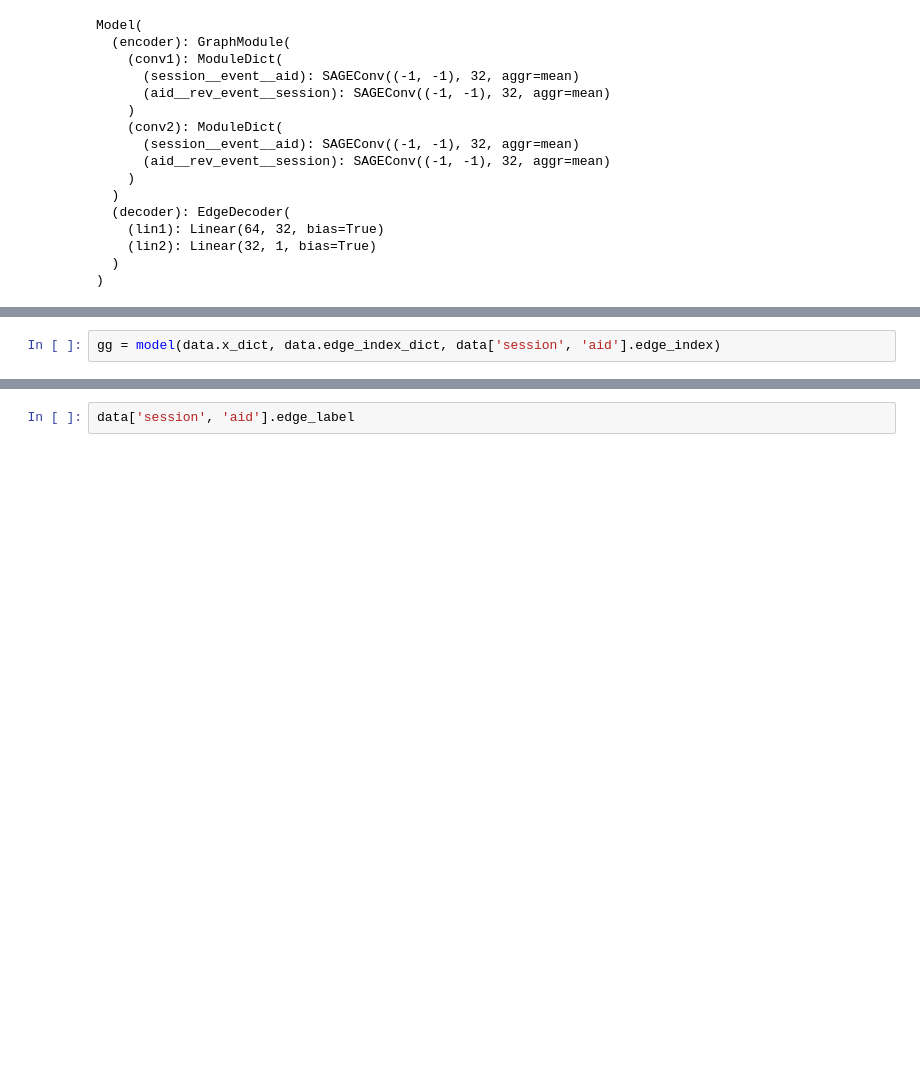
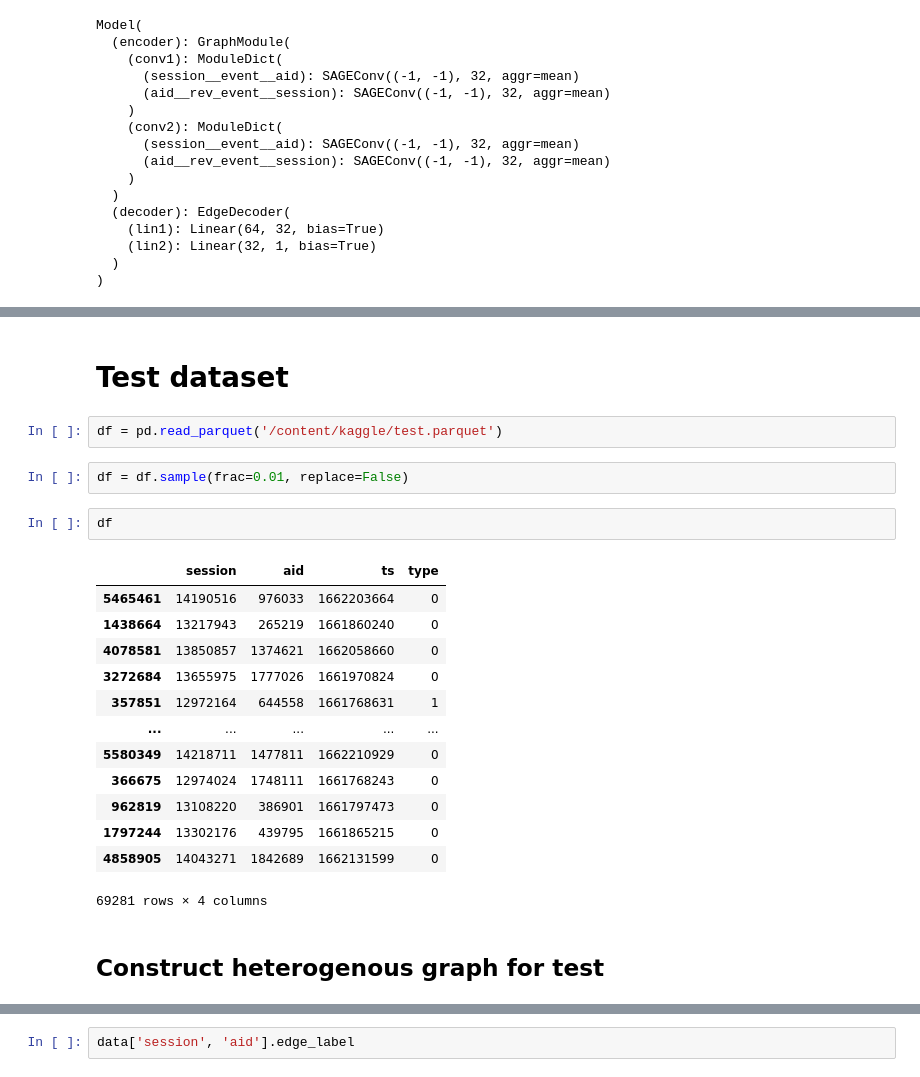
Before and after one commit to p4zaa/OTTO-Multi-Objective-Recommender-System, a Jupyter notebook: [DEVELOP1_4]_OTTO_–_Multi_Objective_Recommender_System.ipynb, the cells around one changed output, grey strips where cells are left out. Saved outputs shown, nothing was run; the diff lists cells and outputs as text; blank space fills up the shorter version.

```diff
--- a/[DEVELOP1_4]_OTTO_–_Multi_Objective_Recommender_System.ipynb
+++ b/[DEVELOP1_4]_OTTO_–_Multi_Objective_Recommender_System.ipynb
@@ -598,3 +593,25 @@ model.encoder(data.x_dict, data.edge_index_dict)
         grad_fn=<AddBackward0>)}
-# %%
-gg = model(data.x_dict, data.edge_index_dict, data['session', 'aid'].edge_index)
+# %% [markdown]
+# Test dataset
+# %%
+df = pd.read_parquet('/content/kaggle/test.parquet')
+# %%
+df = df.sample(frac=0.01, replace=False)
+# %%
+df
+# %% [output]
+|  | session | aid | ts | type |
+| 5465461 | 14190516 | 976033 | 1662203664 | 0 |
+| 1438664 | 13217943 | 265219 | 1661860240 | 0 |
+| 4078581 | 13850857 | 1374621 | 1662058660 | 0 |
+| 3272684 | 13655975 | 1777026 | 1661970824 | 0 |
+| 357851 | 12972164 | 644558 | 1661768631 | 1 |
+| ... | ... | ... | ... | ... |
+| 5580349 | 14218711 | 1477811 | 1662210929 | 0 |
+| 366675 | 12974024 | 1748111 | 1661768243 | 0 |
+| 962819 | 13108220 | 386901 | 1661797473 | 0 |
+| 1797244 | 13302176 | 439795 | 1661865215 | 0 |
+| 4858905 | 14043271 | 1842689 | 1662131599 | 0 |
+69281 rows × 4 columns
+# %% [markdown]
+## Construct heterogenous graph for test
```
Also changed, not shown: parts of 39 cells of this notebook.
